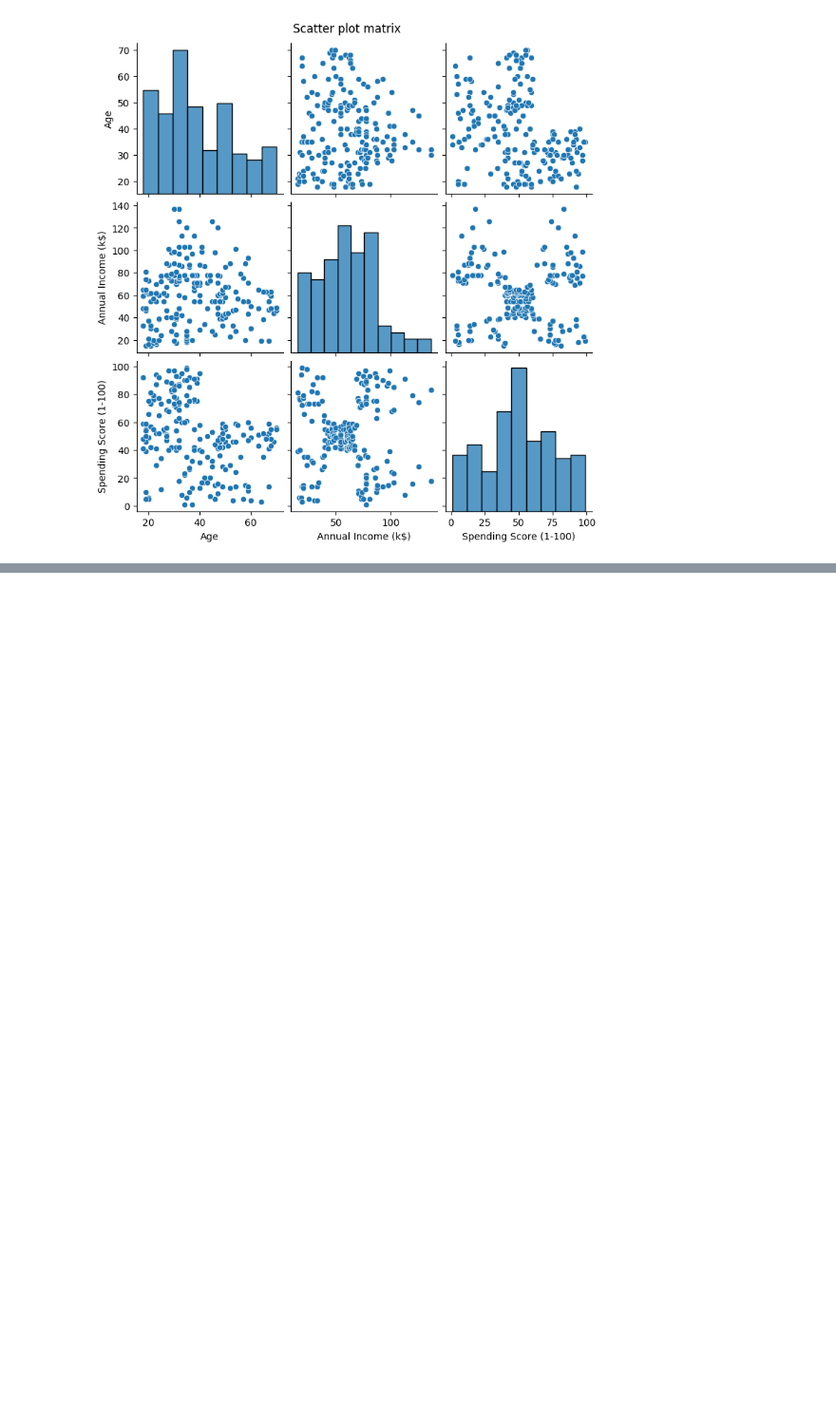
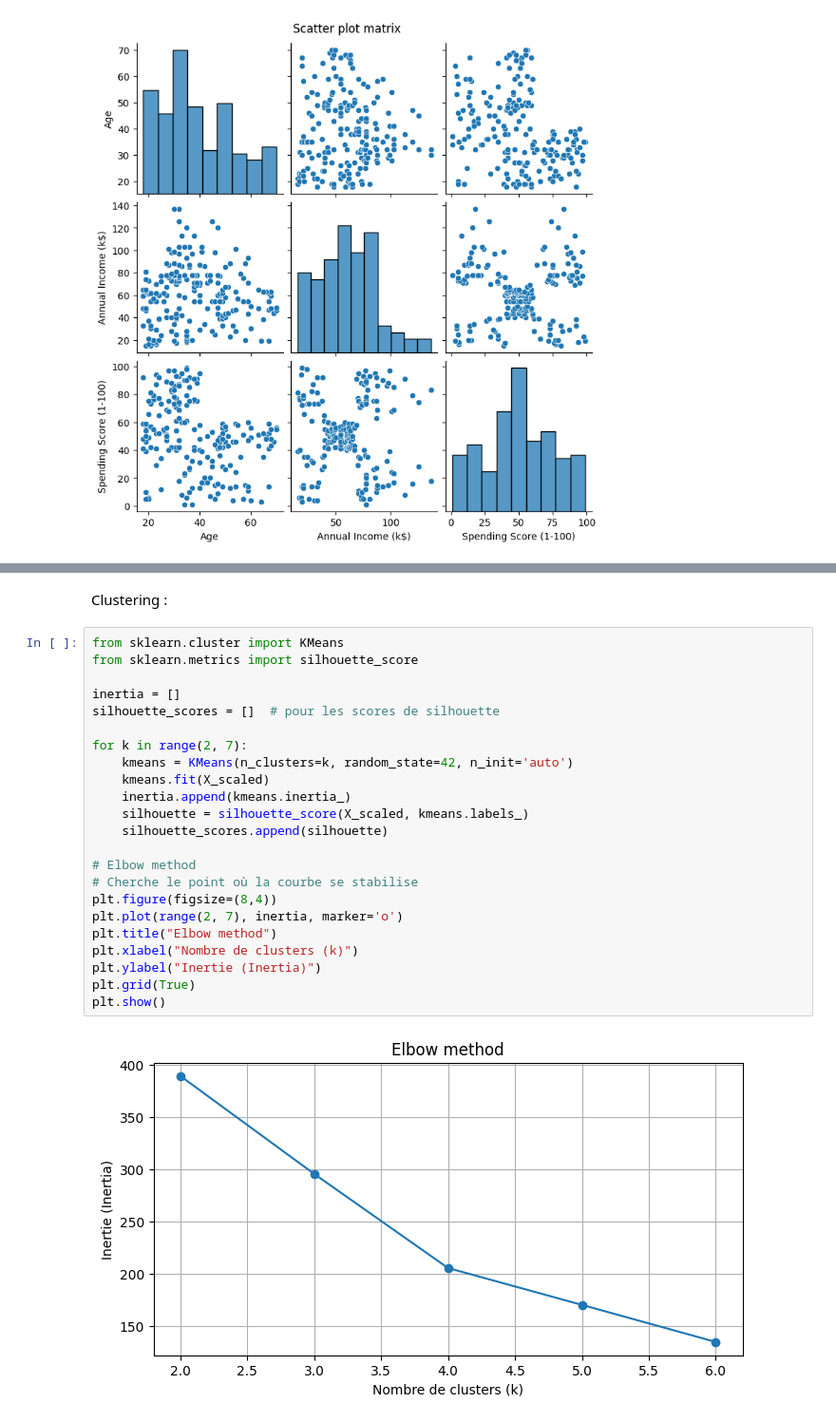
Before and after one commit to MathieuFan22/TP-ML-Mirada, a Jupyter notebook: Clustering.ipynb, the cells around one changed output, grey strips where cells are left out. Shown at 95% size. Drawn from its saved outputs; the diff is of its cells as text; blank space fills up the shorter version.

Commit message:
Clustering

```diff
--- a/Clustering.ipynb
+++ b/Clustering.ipynb
@@ -193,3 +196,30 @@ plt.grid(True)
 plt.show()
 # %% [output]
 [figure]
+# %% [markdown]
+Clustering :
+# %%
+from sklearn.cluster import KMeans
+from sklearn.metrics import silhouette_score
+
+inertia = []
+silhouette_scores = []  # pour les scores de silhouette
+
+for k in range(2, 7):
+    kmeans = KMeans(n_clusters=k, random_state=42, n_init='auto')
+    kmeans.fit(X_scaled)
+    inertia.append(kmeans.inertia_)
+    silhouette = silhouette_score(X_scaled, kmeans.labels_)
+    silhouette_scores.append(silhouette)
+
+# Elbow method
+# Cherche le point où la courbe se stabilise
+plt.figure(figsize=(8,4))
+plt.plot(range(2, 7), inertia, marker='o')
+plt.title("Elbow method")
+plt.xlabel("Nombre de clusters (k)")
+plt.ylabel("Inertie (Inertia)")
+plt.grid(True)
+plt.show()
+# %% [output]
+[figure, added]
```
Also changed, not shown: parts of 11 cells of this notebook.
